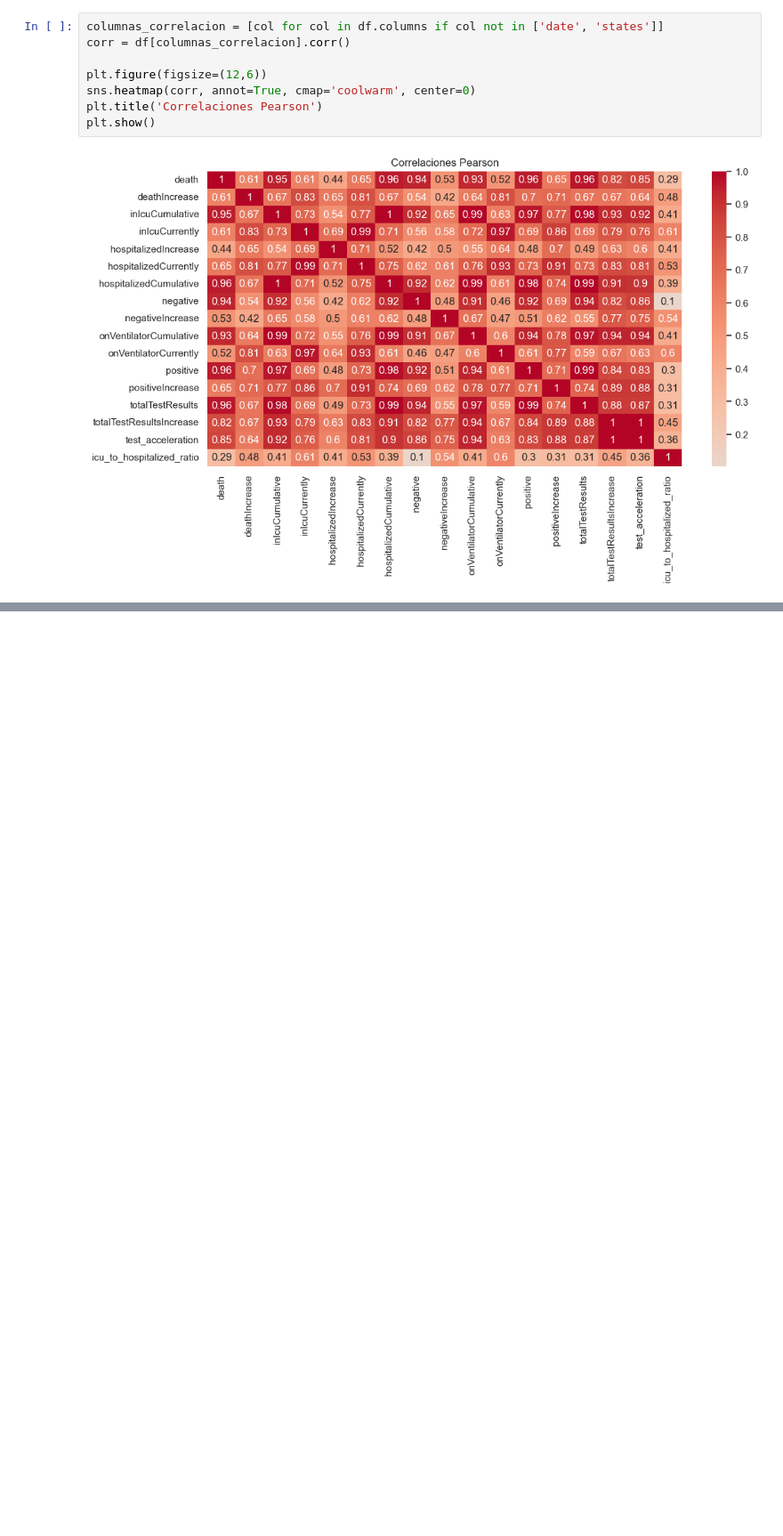
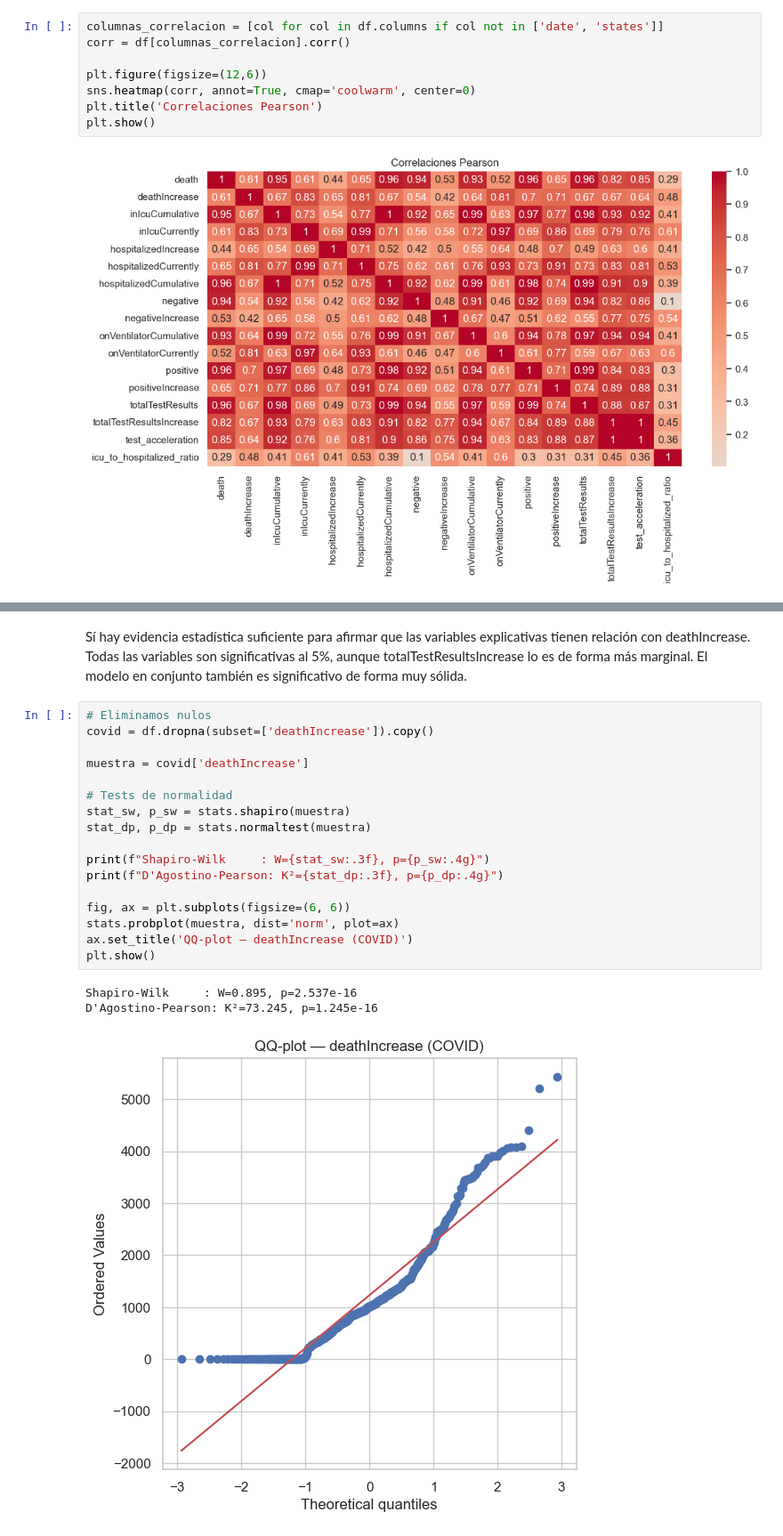
Before and after one commit to Bootcamp-DA-P2/AI-PROJECT-EDA-GRUPO5, a Jupyter notebook: eda_covid.ipynb, the cells around one changed output, grey strips where cells are left out. Shown at 89% size. Cells and saved outputs as stored; diff of their text form; blank space fills up the shorter version.

```diff
--- a/eda_covid.ipynb
+++ b/eda_covid.ipynb
@@ -470,0 +551,25 @@ plt.show()
+# %% [markdown]
+Sí hay evidencia estadística suficiente para afirmar que las variables explicativas tienen relación con deathIncrease.
+Todas las variables son significativas al 5%, aunque totalTestResultsIncrease lo es de forma más marginal.
+El modelo en conjunto también es significativo de forma muy sólida.
+# %%
+# Eliminamos nulos
+covid = df.dropna(subset=['deathIncrease']).copy()
+
+muestra = covid['deathIncrease']
+
+# Tests de normalidad
+stat_sw, p_sw = stats.shapiro(muestra)
+stat_dp, p_dp = stats.normaltest(muestra)
+
+print(f"Shapiro-Wilk     : W={stat_sw:.3f}, p={p_sw:.4g}")
+print(f"D'Agostino-Pearson: K²={stat_dp:.3f}, p={p_dp:.4g}")
+
+fig, ax = plt.subplots(figsize=(6, 6))
+stats.probplot(muestra, dist='norm', plot=ax)
+ax.set_title('QQ-plot — deathIncrease (COVID)')
+plt.show()
+# %% [output]
+Shapiro-Wilk     : W=0.895, p=2.537e-16
+D'Agostino-Pearson: K²=73.245, p=1.245e-16
+[figure, added]
```
Also changed, not shown: parts of 15 cells of this notebook.
